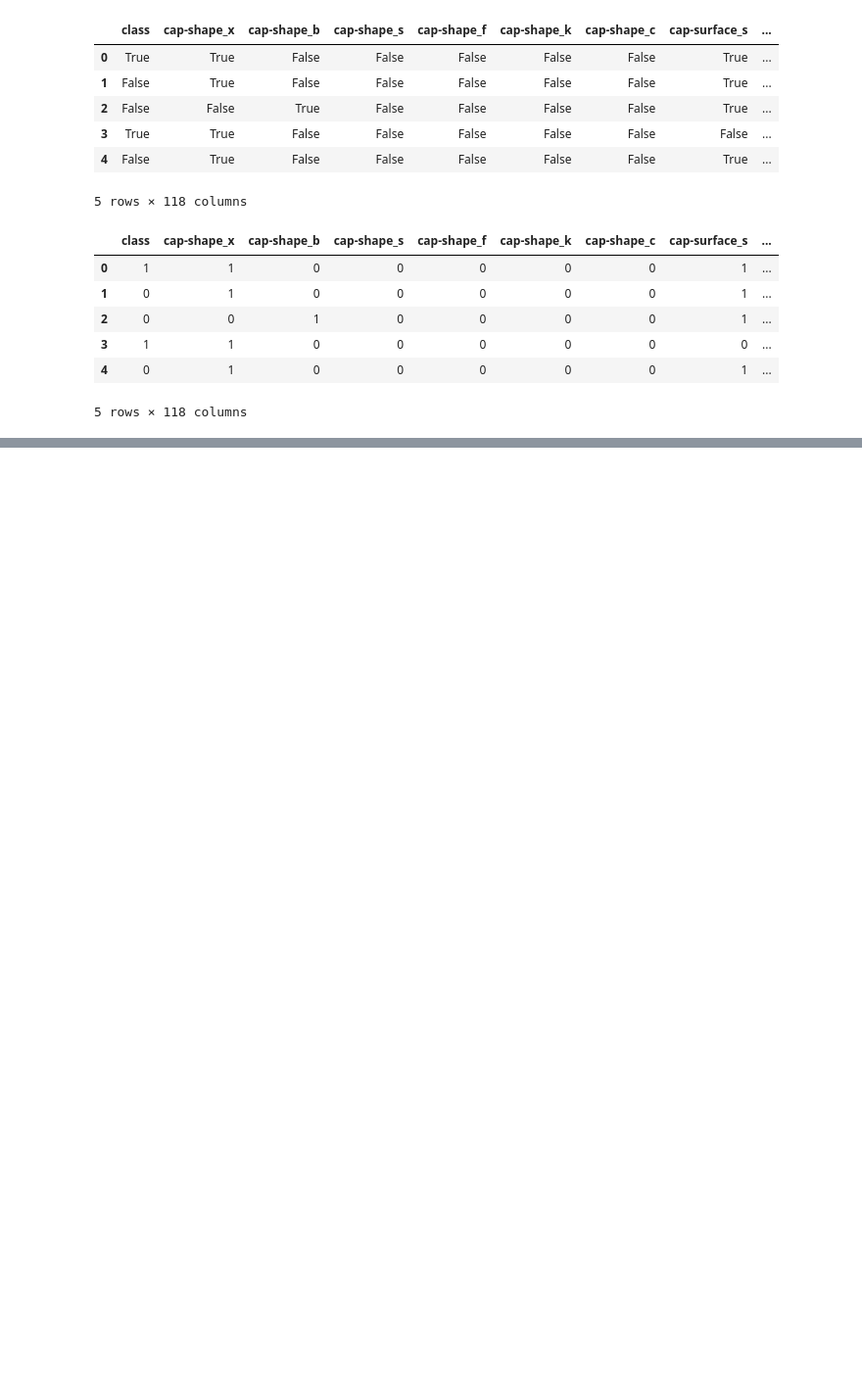
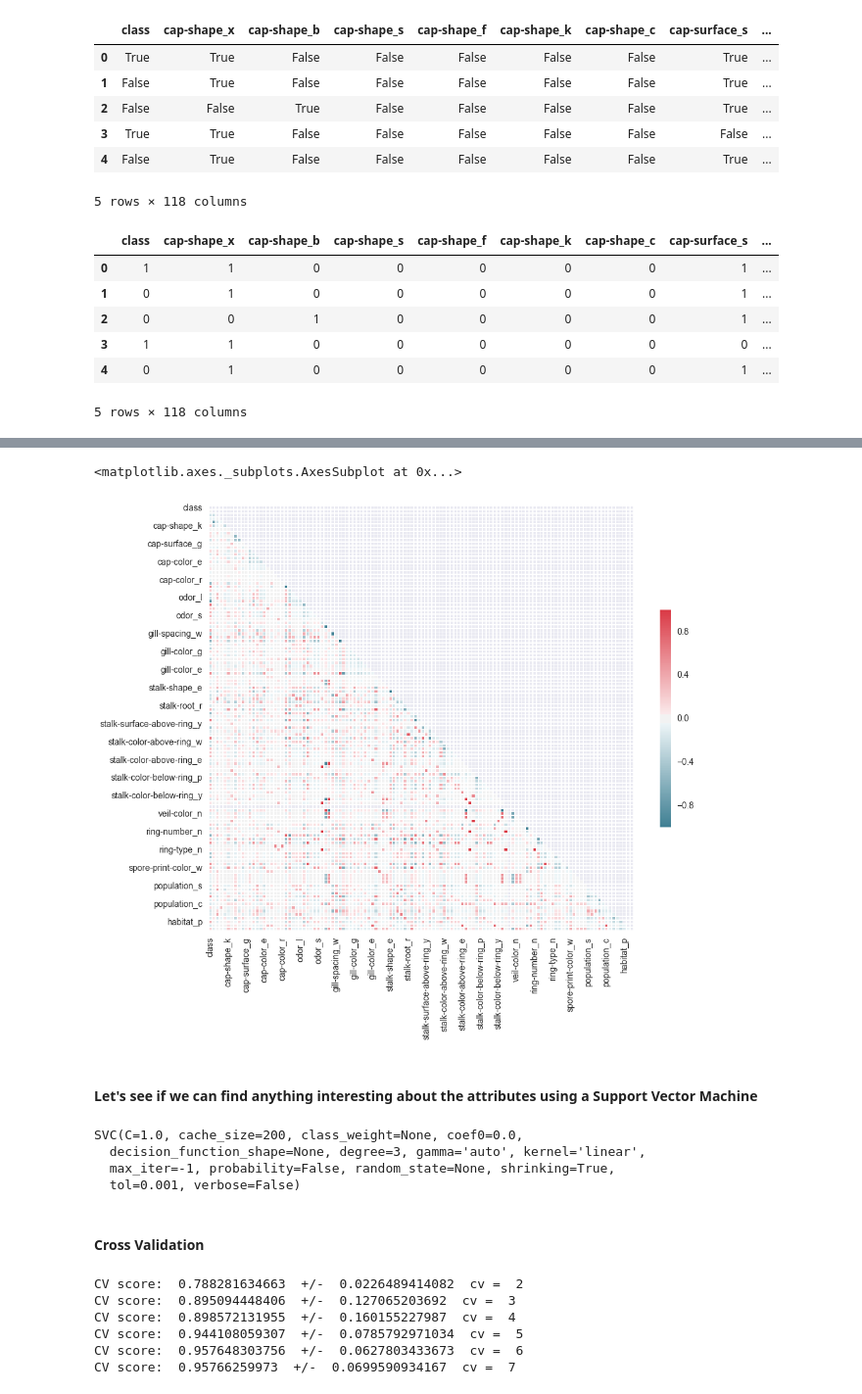
Before and after one commit to mohsseha/DSI-BOS-students, a Jupyter notebook: pparker-roach/capstone/Capstone_Sandbox.ipynb, the cells around one changed output, grey strips where cells are left out. Shown at 98% size. Cells and saved outputs as stored; diff of their text form; code cells hidden in the pictures; blank space fills up the shorter version.

```diff
--- a/pparker-roach/capstone/Capstone_Sandbox.ipynb
+++ b/pparker-roach/capstone/Capstone_Sandbox.ipynb
@@ -152,0 +333,20 @@ shrooms.head()
+# %%
+# Generate a mask for the upper triangle
+mask = np.zeros_like(corrmat, dtype=np.bool)
+mask[np.triu_indices_from(mask)] = True
+
+# Set up the matplotlib figure
+f, ax = plt.subplots(figsize=(11, 9))
+
+# Generate a custom diverging colormap
+cmap = sns.diverging_palette(220, 10, as_cmap=True)
+
+# Draw the heatmap with the mask and correct aspect ratio
+sns.heatmap(corrmat, mask=mask, cmap=cmap, vmax=.3,
+            square=True, xticklabels=5, yticklabels=5,
+            linewidths=.5, cbar_kws={"shrink": .5}, ax=ax)
+# %% [output]
+<matplotlib.axes._subplots.AxesSubplot at 0x...>
+[figure, added]
+# %% [markdown]
+#### Let's see if we can find anything interesting about the attributes using a Support Vector Machine
@@ -152,0 +357,25 @@ shrooms.head()
+# %%
+model = SVC(kernel='linear')
+model.fit(X, y)
+SVC(C=1.0, cache_size=200, class_weight=None, coef0=0.0,
+  decision_function_shape=None, degree=3, gamma='auto', kernel='linear',
+  max_iter=-1, probability=False, random_state=None, shrinking=True,
+  tol=0.001, verbose=False)
+# %% [output]
+SVC(C=1.0, cache_size=200, class_weight=None, coef0=0.0,
+  decision_function_shape=None, degree=3, gamma='auto', kernel='linear',
+  max_iter=-1, probability=False, random_state=None, shrinking=True,
+  tol=0.001, verbose=False)
+# %% [markdown]
+#### Cross Validation
+# %%
+for i in range(2, 8):
+    cvscores = cross_val_score(model, X, y, cv = i, n_jobs=-1)
+    print ("CV score: ", cvscores.mean(), " +/- ", cvscores.std(), " cv = ", i)
+# %% [output]
+CV score:  0.788281634663  +/-  0.0226489414082  cv =  2
+CV score:  0.895094448406  +/-  0.127065203692  cv =  3
+CV score:  0.898572131955  +/-  0.160155227987  cv =  4
+CV score:  0.944108059307  +/-  0.0785792971034  cv =  5
+CV score:  0.957648303756  +/-  0.0627803433673  cv =  6
+CV score:  0.95766259973  +/-  0.0699590934167  cv =  7
```
Also changed, not shown: parts of 46 cells of this notebook, 10 other files.
